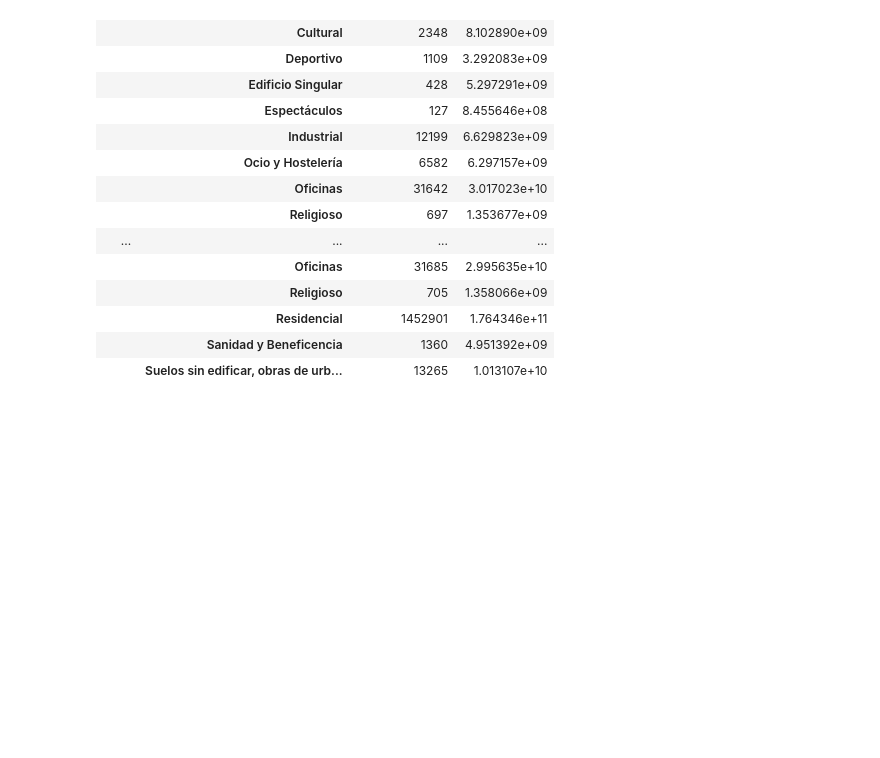
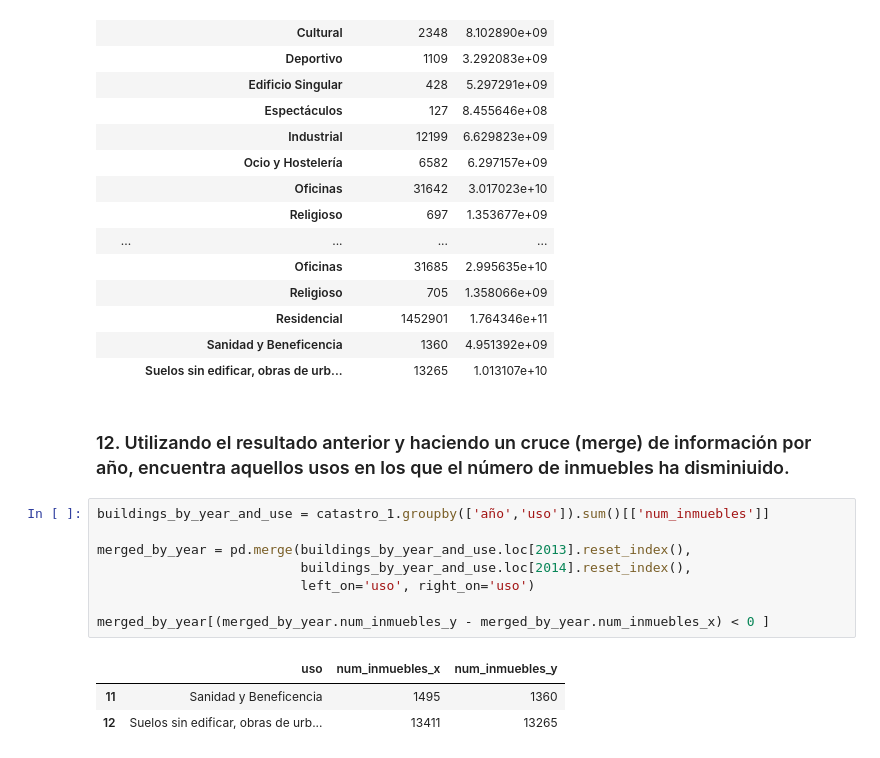
Before and after one commit to yanaySG/proyecto_python_AFI, a Jupyter notebook: Lecciones/3-pandas-notebooks/5. Ejercicios.ipynb, the cells around one changed output. Saved outputs shown, nothing was run; the diff lists cells and outputs as text; blank space fills up the shorter version.

```diff
--- a/Lecciones/3-pandas-notebooks/5. Ejercicios.ipynb
+++ b/Lecciones/3-pandas-notebooks/5. Ejercicios.ipynb
@@ -223,3 +223,17 @@ catastro_1.groupby(['año','uso']).sum()[['num_inmuebles','valor_catastral']]
 |  | Residencial | 1452901 | 1.764346e+11 |
 |  | Sanidad y Beneficencia | 1360 | 4.951392e+09 |
 |  | Suelos sin edificar, obras de urb... | 13265 | 1.013107e+10 |
+# %% [markdown]
+### 12. Utilizando el resultado anterior y haciendo un cruce (merge) de información por año, encuentra aquellos usos en los que el número de inmuebles ha disminiuido.
+# %%
+buildings_by_year_and_use = catastro_1.groupby(['año','uso']).sum()[['num_inmuebles']]
+
+merged_by_year = pd.merge(buildings_by_year_and_use.loc[2013].reset_index(),
+                          buildings_by_year_and_use.loc[2014].reset_index(),
+                          left_on='uso', right_on='uso')
+
+merged_by_year[(merged_by_year.num_inmuebles_y - merged_by_year.num_inmuebles_x) < 0 ]
+# %% [output]
+|  | uso | num_inmuebles_x | num_inmuebles_y |
+| 11 | Sanidad y Beneficencia | 1495 | 1360 |
+| 12 | Suelos sin edificar, obras de urb... | 13411 | 13265 |
```
Also changed, not shown: parts of 2 cells of this notebook.
